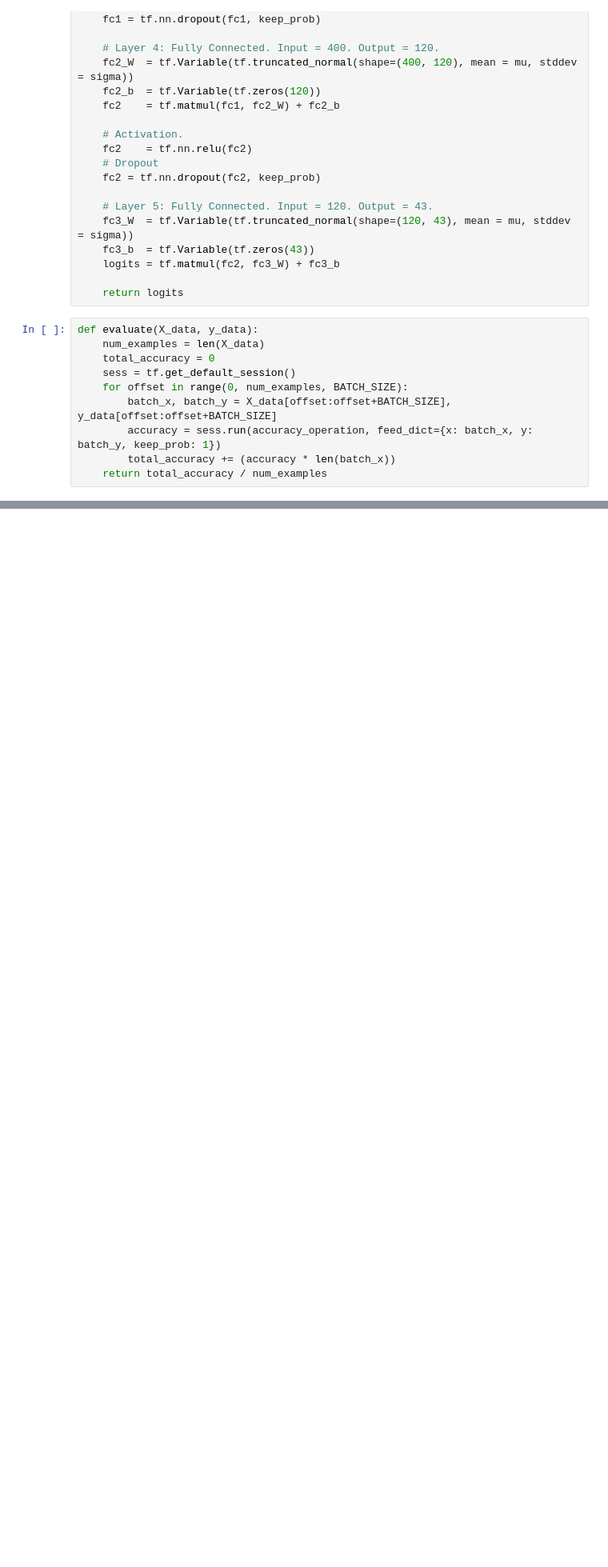
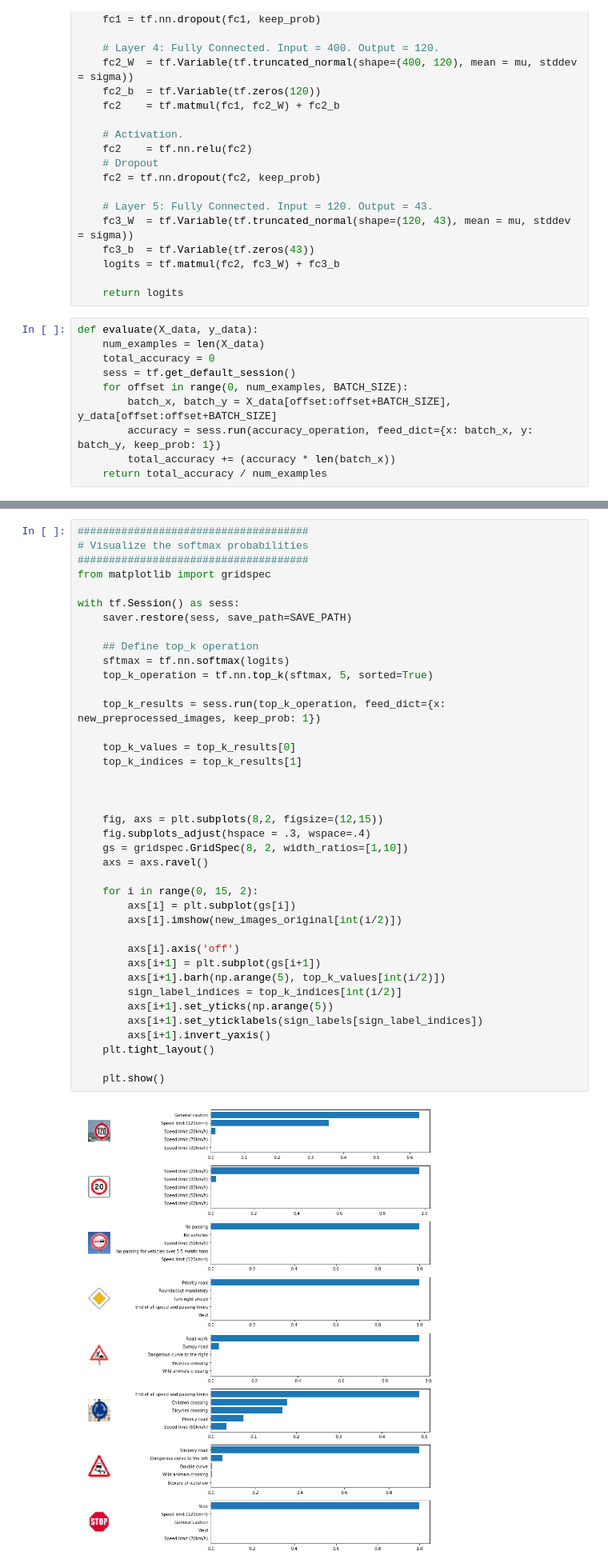
Before and after one commit to rob-burrus/CarND-Traffic-Sign-Classifier-Project, a Jupyter notebook: Traffic_Sign_Classifier.ipynb, the cells around one changed output, grey strips where cells are left out. Shown: that part at 80% size. Drawn from its saved outputs; the diff is of its cells as text; blank space fills up the shorter version.

```diff
--- a/Traffic_Sign_Classifier.ipynb
+++ b/Traffic_Sign_Classifier.ipynb
@@ -593,0 +471,41 @@ It was unable to identify the pedestrian in its top 5 probabilities. This may be
+# %%
+#####################################
+# Visualize the softmax probabilities
+#####################################
+from matplotlib import gridspec
+
+with tf.Session() as sess:
+    saver.restore(sess, save_path=SAVE_PATH)
+
+    ## Define top_k operation
+    sftmax = tf.nn.softmax(logits)
+    top_k_operation = tf.nn.top_k(sftmax, 5, sorted=True)
+
+    top_k_results = sess.run(top_k_operation, feed_dict={x: new_preprocessed_images, keep_prob: 1})
+
+    top_k_values = top_k_results[0]
+    top_k_indices = top_k_results[1]
+
+
+
+    fig, axs = plt.subplots(8,2, figsize=(12,15))
+    fig.subplots_adjust(hspace = .3, wspace=.4)
+    gs = gridspec.GridSpec(8, 2, width_ratios=[1,10])
+    axs = axs.ravel()
+
+    for i in range(0, 15, 2):
+        axs[i] = plt.subplot(gs[i])
+        axs[i].imshow(new_images_original[int(i/2)])
+
+        axs[i].axis('off')
+        axs[i+1] = plt.subplot(gs[i+1])
+        axs[i+1].barh(np.arange(5), top_k_values[int(i/2)])
+        sign_label_indices = top_k_indices[int(i/2)]
+        axs[i+1].set_yticks(np.arange(5))
+        axs[i+1].set_yticklabels(sign_labels[sign_label_indices])
+        axs[i+1].invert_yaxis()
+    plt.tight_layout()
+
+    plt.show()
+# %% [output]
+[figure, added]
```
Also changed, not shown: parts of 18 cells of this notebook, 11 other files.
